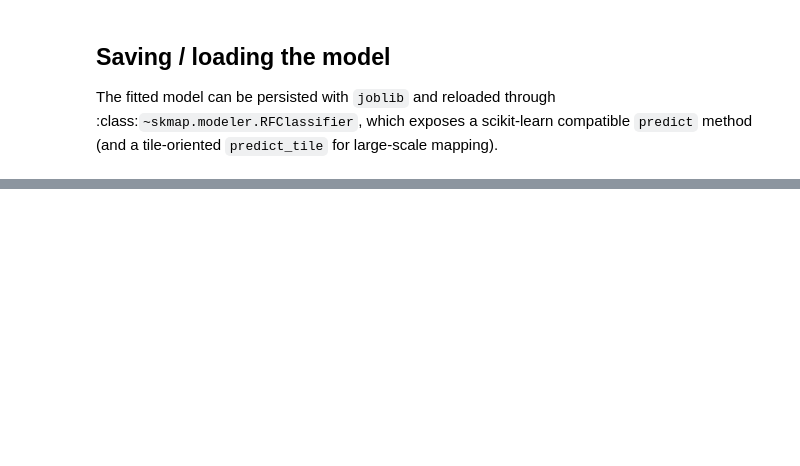
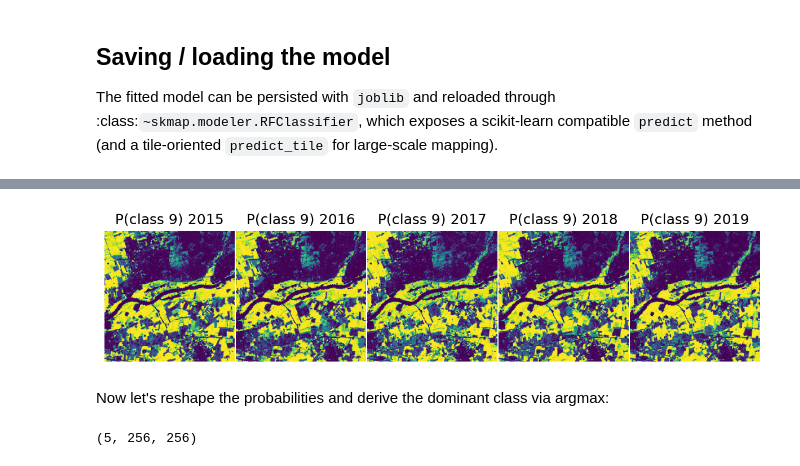
Before and after one commit to openlandmap/scikit-map, a Jupyter notebook: docs/notebooks/04_landcover_mapping_advanced.ipynb, the cells around one changed output, grey strips where cells are left out. Drawn from its saved outputs; the diff is of its cells as text; code cells hidden in the pictures; blank space fills up the shorter version.

```diff
--- a/docs/notebooks/04_landcover_mapping_advanced.ipynb
+++ b/docs/notebooks/04_landcover_mapping_advanced.ipynb
@@ -108,3 +71,10 @@ Dropping 0 points out of 57 because out of extent
+# %%
+from sklearn.preprocessing import LabelEncoder
+
+target_col = 'label'
+
+le = LabelEncoder()
+y = le.fit_transform(train[target_col].values)
 # %% [markdown]
 ## Probability output
 
@@ -220,15 +185,0 @@ writes one GeoTIFF per (output, year).
-# %%
-from skmap.io import RasterData
-
-rdata = (
-    RasterData.from_yaml(str(toy.LAYERS_YAML), base_path=str(toy.DATA_DIR))
-    .filter("variant != 'gappy'")
-    .filter_date("2015-01-01", "2019-12-31", include_non_temporal=True, by_start_date=True)
-    .read()
-)
-
-# predict_proba -> n_out = n_class; one model call for all 5 years.
-import types
-model.predict_fn = lambda m, X: m.predict_proba(X)
-proba = model.predict_raster(rdata, valid_only=False)
-proba.shape  # (n_class * n_years, H*W)
@@ -243,0 +196,10 @@ plot_rasters(*maps, cmaps="viridis", titles=[f"P(class 0) {y}" for y in years])
+# %%
+from skmap.io import RasterData
+
+rdata = rdata.read()
+
+# predict_proba -> n_out = n_class; one model call for all 5 years.
+import types
+model.predict_fn = lambda m, X: m.predict_proba(X)
+proba = model.predict_raster(rdata, valid_only=False)
+proba.shape  # (n_class * n_years, H*W)
@@ -243,0 +251,19 @@ plot_rasters(*maps, cmaps="viridis", titles=[f"P(class 0) {y}" for y in years])
+# %%
+from skmap.plotter import plot_rasters
+
+H, W = rdata._spatial_shape
+years = rdata.get_years()
+n_class = proba.shape[0] // len(years)
+prob_idx = 9
+# Plot the first class probability for each year (out-band major, year minor).
+maps = [proba[len(years)*prob_idx + y].reshape(H, W) for y in range(len(years))]  # first class (o=0)
+plot_rasters(*maps, cmaps="viridis", titles=[f"P(class {prob_idx}) {y}" for y in years])
+# %% [output]
+[figure, added]
+# %% [markdown]
+Now let's reshape the probabilities and derive the dominant class via argmax:
+# %%
+maps = np.argmax(proba.reshape(n_class, len(years), -1), axis=0).reshape(-1, H, W)
+maps.shape
+# %% [output]
+(5, 256, 256)
```
Also changed, not shown: parts of 18 cells of this notebook, 2 other files.
